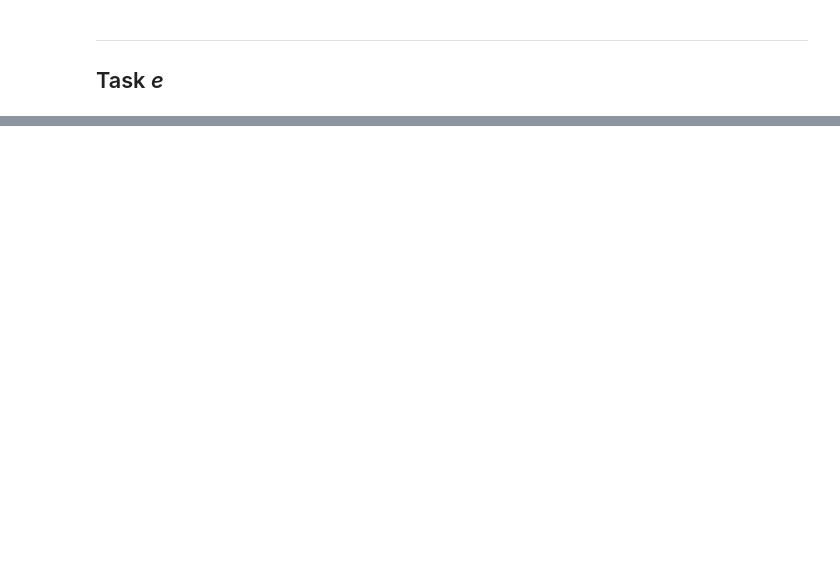
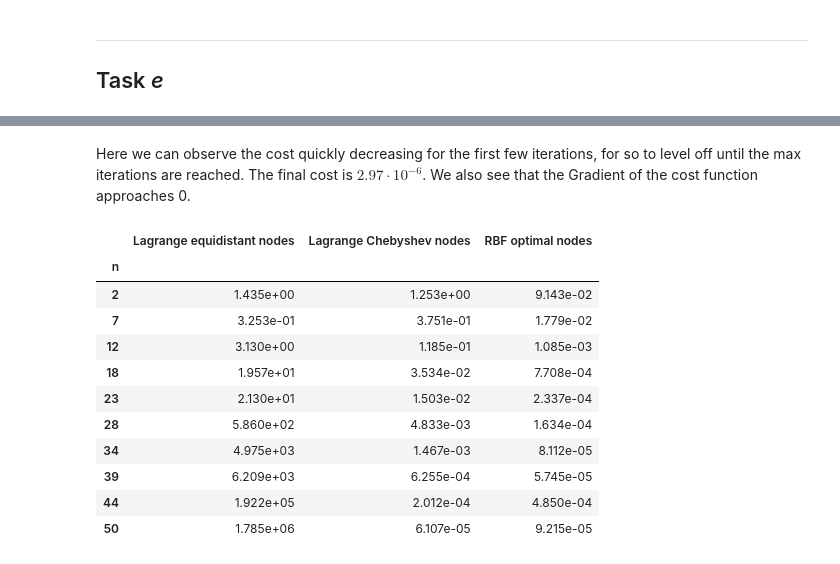
Before and after one commit to Benj181/NTNU-courses, a Jupyter notebook: NumMat/project01/report.ipynb, the cells around one changed output, grey strips where cells are left out. Cells and saved outputs as stored; diff of their text form; code cells hidden in the pictures; blank space fills up the shorter version.

```diff
--- a/NumMat/project01/report.ipynb
+++ b/NumMat/project01/report.ipynb
@@ -792,0 +873,55 @@ plt.show()
+# %% [markdown]
+Here we can observe the cost quickly decreasing for the first few iterations, for so to level off until the max iterations are reached. The final cost is $2.97 \cdot 10^{-6} $. We also see that the Gradient of the cost function approaches 0.
+# %%
+import pandas as pd
+
+n_values = np.linspace(2, 50, 10, dtype=int)
+a, b = -5, 5
+f = lambda x: 1/(1+x**2)
+errs_eq = np.zeros(len(n_values))
+errs_cheb = np.zeros(len(n_values))
+errs_rbf = np.zeros(len(n_values))
+
+for i, n in enumerate(tqdm.tqdm(n_values)):
+    errs_eq[i] = error_lagrange(n, a, b, f, nodes_str='equidistant')[1]
+    errs_cheb[i] = error_lagrange(n, a, b, f, nodes_str='chebyshev')[1]
+
+    N = 100 * n
+    nodes0 = anp.linspace(a, b, n + 1)   # Initial equidistant nodes
+    eta_x = anp.linspace(a, b, N + 1)    # Grid for cost evaluation
+    eta_f = f(eta_x)                     # Function values on the grid
+    s0 = anp.log(1.0)                    # Initial log(epsilon)
+    theta0 = _pack(nodes0, s0)
+
+    C = make_cost(eta_x, eta_f, a, b, N) # Cost function
+    gradC = grad(C)                      # Function for computing the gradient of the cost function
+    theta_star, phi_star, hist = gd_backtracking(C, gradC, theta0, L0=1.0, rho_bar=2.0, rho=0.5,
+                                                max_iter=400, inner_max=50, tol_grad=1e-7)
+    nodes_star, s_star = _unpack(theta_star)
+    epsilon_star = float(anp.exp(s_star))
+    rbf = RBF(nodes_star, f(nodes_star), epsilon_star)(eta_x)
+    errs_rbf[i] = np.sqrt((b-a)/N * np.sum((rbf - eta_f)**2))
+# %%
+pd.options.display.float_format = '{:.3e}'.format
+
+df_errors = pd.DataFrame({
+    'n': n_values,
+    'Lagrange equidistant nodes': errs_eq,
+    'Lagrange Chebyshev nodes': errs_cheb,
+    'RBF optimal nodes': errs_rbf
+})
+df_errors.set_index('n', inplace=True)
+display(df_errors)
+# %% [output]
+|  | Lagrange equidistant nodes | Lagrange Chebyshev nodes | RBF optimal nodes |
+| n |  |  |  |
+| 2 | 1.435e+00 | 1.253e+00 | 9.143e-02 |
+| 7 | 3.253e-01 | 3.751e-01 | 1.779e-02 |
+| 12 | 3.130e+00 | 1.185e-01 | 1.085e-03 |
+| 18 | 1.957e+01 | 3.534e-02 | 7.708e-04 |
+| 23 | 2.130e+01 | 1.503e-02 | 2.337e-04 |
+| 28 | 5.860e+02 | 4.833e-03 | 1.634e-04 |
+| 34 | 4.975e+03 | 1.467e-03 | 8.112e-05 |
+| 39 | 6.209e+03 | 6.255e-04 | 5.745e-05 |
+| 44 | 1.922e+05 | 2.012e-04 | 4.850e-04 |
+| 50 | 1.785e+06 | 6.107e-05 | 9.215e-05 |
```
Also changed, not shown: parts of 18 cells of this notebook.
